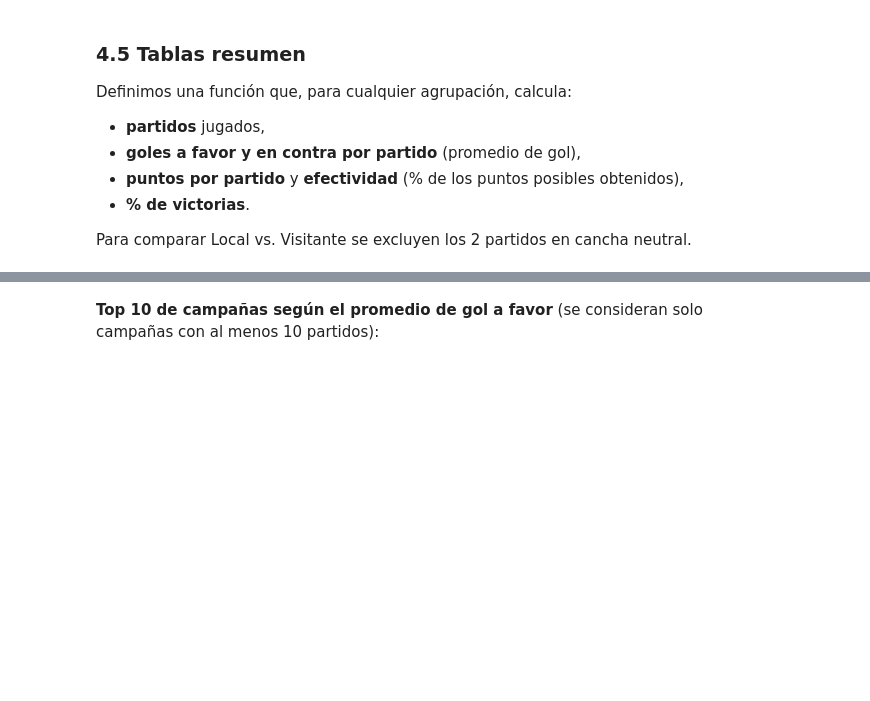
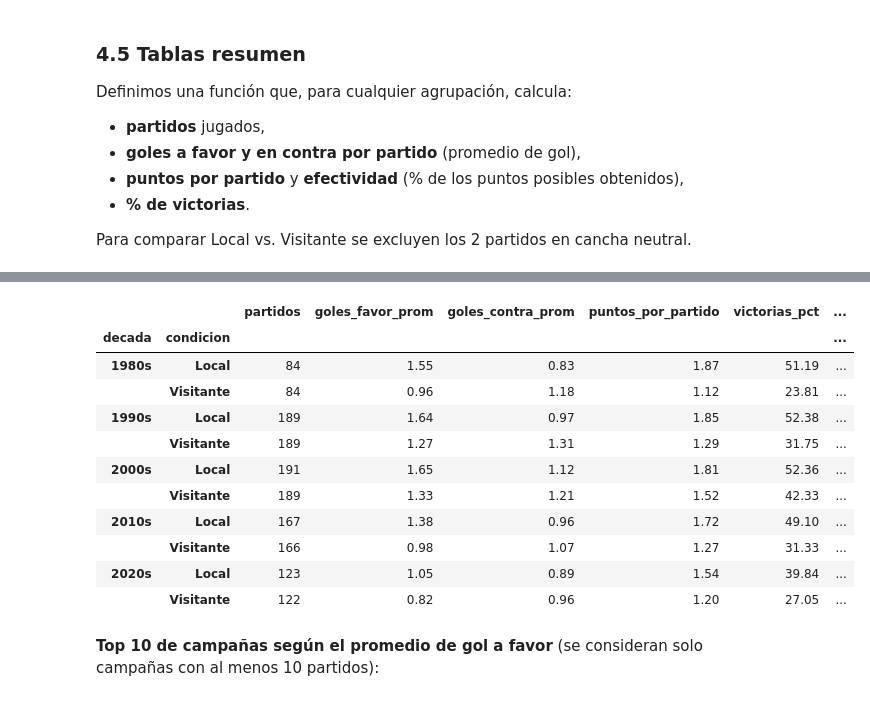
Before and after one commit to TobiasAcosta75/Analisis-san-lorenzo, a Jupyter notebook: Data.ipynb, the cells around one changed output, grey strips where cells are left out. Saved outputs shown, nothing was run; the diff lists cells and outputs as text; code cells hidden in the pictures; blank space fills up the shorter version.

```diff
--- a/Data.ipynb
+++ b/Data.ipynb
@@ -341,11 +418,10 @@ df_sl = df_sl.rename(columns={
     "date": "fecha",
     "tournament": "torneo",
     "season": "temporada",
-    "venue": "estadio",
 })
 
 columnas = ["fecha", "anio", "decada", "torneo", "temporada", "campania", "condicion", "rival",
-            "goles_favor", "goles_contra", "resultado", "puntos", "campeon", "estadio"]
+            "goles_favor", "goles_contra", "resultado", "puntos", "campeon"]
 df_sl = df_sl[columnas].sort_values("fecha").reset_index(drop=True)
 
 # Primer y último partido del período, con .iloc
@@ -391,9 +489,8 @@ resumen_anio_condicion = resumir(df_lv, ["anio", "condicion"])
 goles_anio_condicion = resumen_anio_condicion["goles_favor_prom"].unstack("condicion")
 puntos_anio_condicion = resumen_anio_condicion["puntos_por_partido"].unstack("condicion")
 
-# c) Por año (todos los partidos), marcando los años con título
+# c) Por año (todos los partidos)
 resumen_anual = resumir(df_sl, "anio")
-resumen_anual["titulo"] = resumen_anual.index.isin(anios_titulo)
 
 # d) Por década y condición
 resumen_decada = resumir(df_lv, ["decada", "condicion"])
@@ -402,3 +499,4 @@ display(resumen_decada)
 # e) Por campaña (torneo concreto)
 resumen_campania = resumir(df_sl, "campania")
 resumen_campania["titulo"] = resumen_campania.index.isin(titulos.values())
+# %% [output]
@@ -405,3 +507,15 @@ resumen_campania["titulo"] = resumen_campania.index.isin(titulos.values())
+|  |  | partidos | goles_favor_prom | goles_contra_prom | puntos_por_partido | victorias_pct | ... |
+| decada | condicion |  |  |  |  |  | ... |
+| 1980s | Local | 84 | 1.55 | 0.83 | 1.87 | 51.19 | ... |
+|  | Visitante | 84 | 0.96 | 1.18 | 1.12 | 23.81 | ... |
+| 1990s | Local | 189 | 1.64 | 0.97 | 1.85 | 52.38 | ... |
+|  | Visitante | 189 | 1.27 | 1.31 | 1.29 | 31.75 | ... |
+| 2000s | Local | 191 | 1.65 | 1.12 | 1.81 | 52.36 | ... |
+|  | Visitante | 189 | 1.33 | 1.21 | 1.52 | 42.33 | ... |
+| 2010s | Local | 167 | 1.38 | 0.96 | 1.72 | 49.10 | ... |
+|  | Visitante | 166 | 0.98 | 1.07 | 1.27 | 31.33 | ... |
+| 2020s | Local | 123 | 1.05 | 0.89 | 1.54 | 39.84 | ... |
+|  | Visitante | 122 | 0.82 | 0.96 | 1.20 | 27.05 | ... |
 # %% [markdown]
 **Top 10 de campañas según el promedio de gol a favor** (se consideran solo campañas con al menos 10 partidos):
 # %%
```
Also changed, not shown: parts of 19 cells of this notebook.
